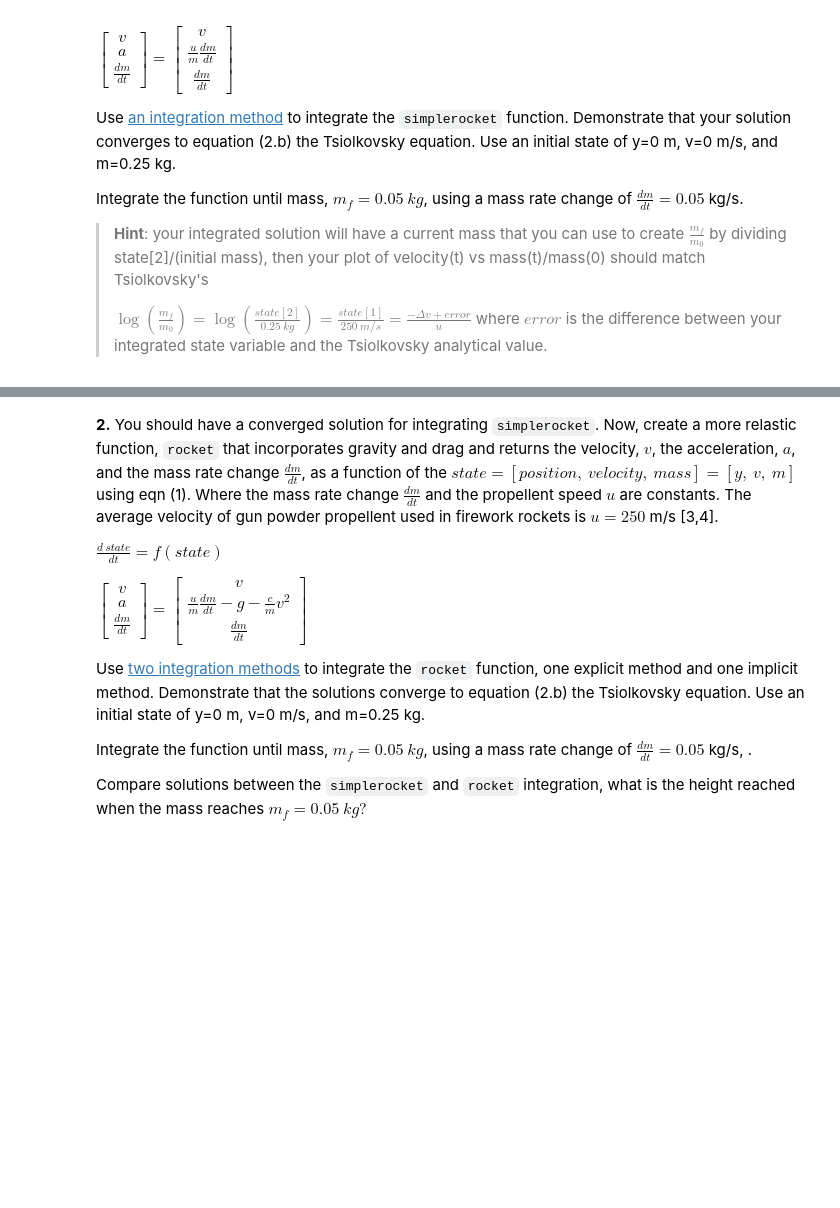
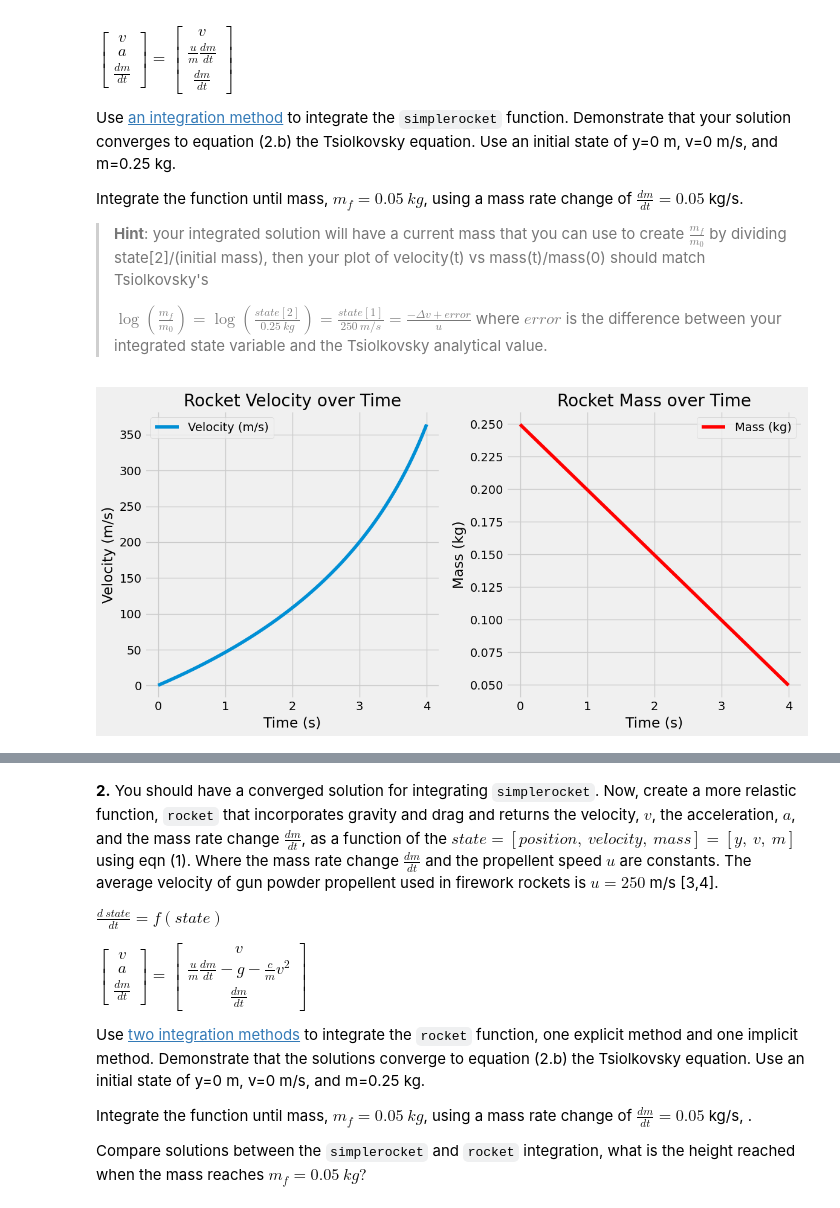
Before and after one commit to jackseitz/computational-mechanics, a Jupyter notebook: _sources/projects/03_IVP-project.ipynb, the cells around one changed output, grey strips where cells are left out. Saved outputs shown, nothing was run; the diff lists cells and outputs as text; code cells hidden in the pictures; blank space fills up the shorter version.

```diff
--- a/_sources/projects/03_IVP-project.ipynb
+++ b/_sources/projects/03_IVP-project.ipynb
@@ -79,6 +79,12 @@ import numpy as np
 import matplotlib.pyplot as plt
 plt.style.use('fivethirtyeight')
 # %%
+g = 9.81
+c = 0
+
+u = 250
+dmdt = 0.05
+
 def simplerocket(state,dmdt=0.05, u=250):
     '''Computes the right-hand side of the differential equation
     for the acceleration of a rocket, without drag or gravity, in SI units.
@@ -95,5 +101,9 @@ def simplerocket(state,dmdt=0.05, u=250):
     '''
 
     dstate = np.zeros(np.shape(state))
-    # your work
+    y, v, m = state  #Unpack the state vector
+    dv_dt = (u * dmdt) / m - g - (c / m) * v**2  # The acceleration of the rocket
+    dmdt = -dmdt  #The rate of change of mass is negative because mass is being lost
+    dstate = np.array([v, dv_dt, dmdt])
+
     return dstate
@@ -105,0 +110,80 @@ dt=t[1]-t[0]
+# %%
+y0 = 0
+v0 = 0
+m0=0.25
+mf=0.05
+dmdt=0.05
+t = np.linspace(0,(m0-mf)/dmdt,500)
+dt=t[1]-t[0]
+
+state = np.array([y0, v0, m0])  #Initial state vector
+states = []
+
+for _ in t:
+    #Compute the derivatives
+    derivatives = simplerocket(state, dmdt, u)
+    #Update the state
+    state = state + derivatives * dt
+    #Save the state
+    states.append(state)
+
+states = np.array(states)
+
+#Extract the position, velocity, and mass
+y = states[:, 0]
+v = states[:, 1]
+m = states[:, 2]
+
+#Plotting
+plt.figure(figsize=(12, 6))
+
+#Plot velocity vs time
+plt.subplot(1, 2, 1)
+plt.plot(t, v, label='Velocity (m/s)')
+plt.title('Rocket Velocity over Time')
+plt.xlabel('Time (s)')
+plt.ylabel('Velocity (m/s)')
+plt.legend()
+
+#Plot mass vs time
+plt.subplot(1, 2, 2)
+plt.plot(t, m, label='Mass (kg)', color='r')
+plt.title('Rocket Mass over Time')
+plt.xlabel('Time (s)')
+plt.ylabel('Mass (kg)')
+plt.legend()
+
+plt.tight_layout()
+plt.show()
+
+#Logarithmic comparison for Tsiolkovsky's equation validation
+log_ratio_calculated = np.log(m / m0)
+log_ratio_analytical = np.log(mf / m0) * np.ones_like(t)  # constant analytical value
+
+#Plot log(mf/m0) vs log(state[2]/initial_mass)
+plt.figure(figsize=(6, 6))
+plt.plot(t, log_ratio_calculated, label='Integrated solution (log(state[2]/initial_mass))')
+plt.plot(t, log_ratio_analytical, 'r--', label="Tsiolkovsky's analytical value (log(mf/m0))")
+plt.title('Logarithmic Comparison with Tsiolkovsky\'s Equation')
+plt.xlabel('Time (s)')
+plt.ylabel('Logarithmic Ratio')
+plt.legend()
+plt.show()
+
+#Calculate error between integrated solution and Tsiolkovsky's equation
+error = log_ratio_calculated - log_ratio_analytical
+
+#Plot error over time
+plt.figure(figsize=(6, 6))
+plt.plot(t, error, label='Error')
+plt.title('Error Over Time')
+plt.xlabel('Time (s)')
+plt.ylabel('Error')
+plt.legend()
+plt.show()
+
+#Output the maximum error
+max_error = np.max(np.abs(error))
+print("Max error: ",max_error)
+# %% [output]
+[figure, added]
```
Also changed, not shown: parts of 10 cells of this notebook, 54 other files.
